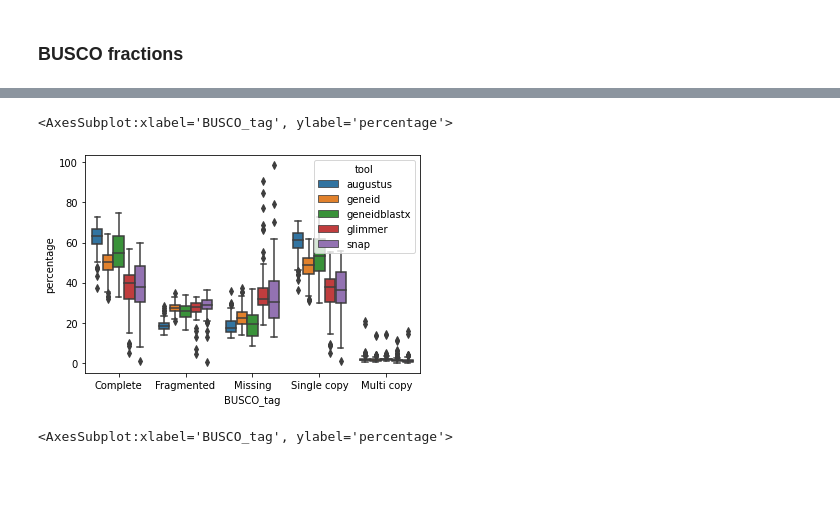
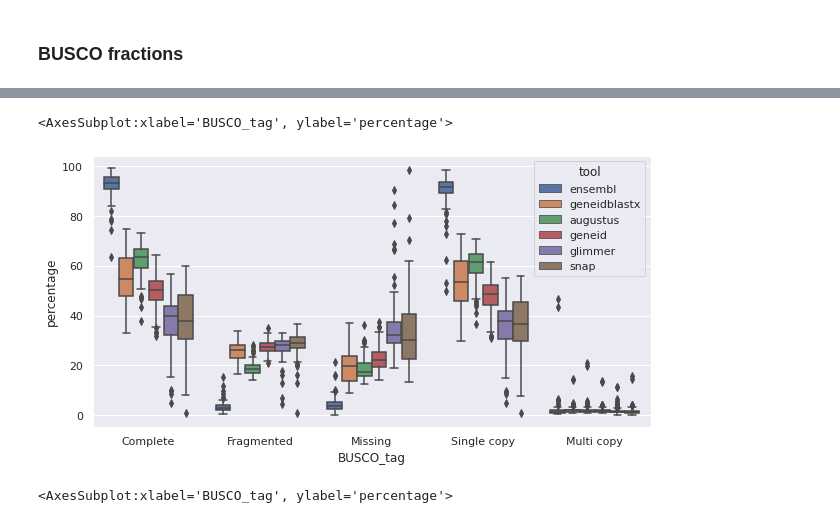
Before and after one commit to apollo994/busco_benchmark, a Jupyter notebook: notebooks/02_summary_stats.ipynb, the cells around one changed output, grey strips where cells are left out. Drawn from its saved outputs; the diff is of its cells as text; code cells hidden in the pictures; blank space fills up the shorter version.

```diff
--- a/notebooks/02_summary_stats.ipynb
+++ b/notebooks/02_summary_stats.ipynb
@@ -61,0 +122,5 @@ sns.boxplot(data = prot_count_df)
+# %%
+sns.set(rc={'figure.figsize':(5,5)})
+
+a = sns.scatterplot(x = prot_count_df.ensembl, y = prot_count_df.augustus)
+a.axline((0, 0), slope=1, linestyle='dashed', color = 'red')
@@ -71,5 +139,5 @@ augustus  geneid  geneidblastx  glimmer  snap
 # %%
-tools = ['augustus','geneid','geneidblastx','glimmer','snap']
+tools = ['ensembl','geneidblastx','augustus','geneid','glimmer','snap']
 # %%
 busco_df = pd.DataFrame()
 
@@ -84,7 +152,7 @@ for sp in species:
                 to_frame = data['results']
                 to_frame['species'] = sp
                 to_frame['tool'] = tool
-                to_frame['protein_count'] = prot_count_df.loc[sp,tool]
+                to_frame['gene_count'] = prot_count_df.loc[sp,tool]
                 tmp_df = pd.DataFrame(to_frame, index = [1])
                 busco_df = pd.concat([busco_df,tmp_df])
 
@@ -112,5 +180,5 @@ busco_df
 busco_df = busco_df.melt(value_vars=['Complete','Fragmented','Missing','Single copy','Multi copy'],
               var_name='BUSCO_tag',
               value_name='percentage',
-              id_vars=['n_markers','domain','species','tool','protein_count']
+              id_vars=['n_markers','domain','species','tool','gene_count']
              )
@@ -133,8 +203,9 @@ busco_df
 # %%
+sns.set(rc={'figure.figsize':(10,5)})
 sns.boxplot(data=busco_df, x='BUSCO_tag', y = 'percentage', hue = 'tool')
 # %% [output]
 <AxesSubplot:xlabel='BUSCO_tag', ylabel='percentage'>
-[figure, old version]
+[figure, new version]
 # %%
 sns.violinplot(data=busco_df, x='BUSCO_tag', y = 'percentage', hue = 'tool')
 # %% [output]
```
Also changed, not shown: parts of 26 cells of this notebook, 7 other files.
